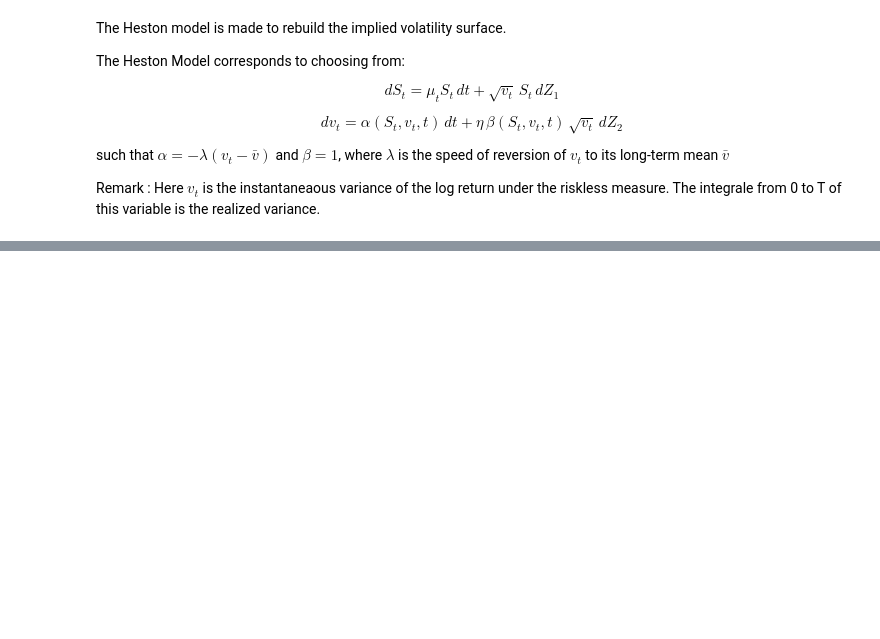
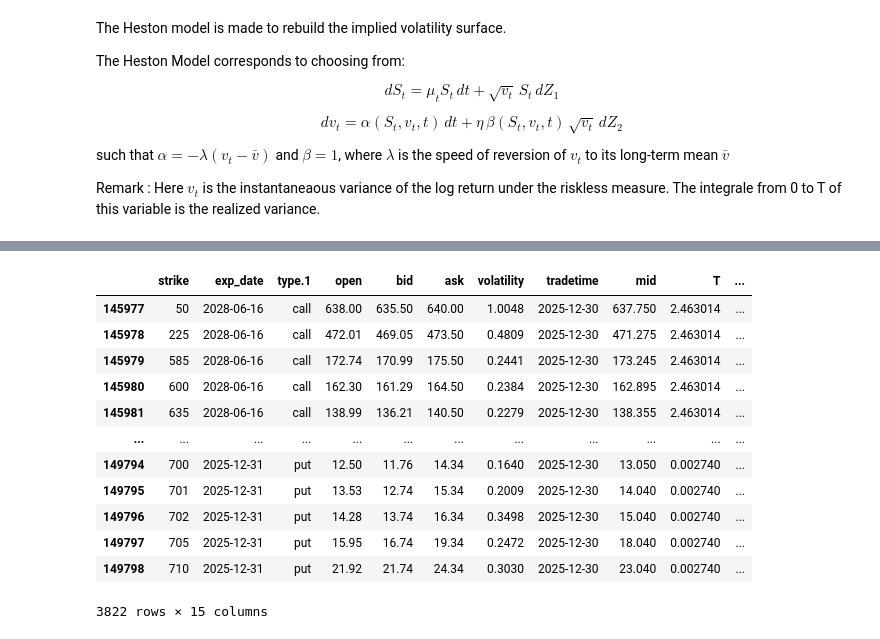
Before and after one commit to Elias171204/emse-finance, a Jupyter notebook: Equity/notebooks/The_volatility_surface/Chap1.ipynb, the cells around one changed output, grey strips where cells are left out. Drawn from its saved outputs; the diff is of its cells as text; code cells hidden in the pictures; blank space fills up the shorter version.

Commit message:
volatility work gatheral

```diff
--- a/Equity/notebooks/The_volatility_surface/Chap1.ipynb
+++ b/Equity/notebooks/The_volatility_surface/Chap1.ipynb
@@ -301,0 +276,2 @@ ValueError: Date ordinal 7011582.9595 converts to 21167-01-23T23:01:40.800000 (u
+# %%
+df_spy = pd.read_csv("SPY_option_chain.csv", sep = ';')
@@ -301,0 +294,15 @@ ValueError: Date ordinal 7011582.9595 converts to 21167-01-23T23:01:40.800000 (u
+# %%
+df_spy = df_spy[['strike','exp_date','type.1','open','bid','ask','volatility','tradetime']]
+df_spy['mid'] = (df_spy['bid'] + df_spy['ask']) / 2
+df_spy['exp_date'] = pd.to_datetime(df_spy['exp_date'])
+df_spy['tradetime'] = pd.to_datetime(df_spy['tradetime'])
+df_spy['T'] = (df_spy['exp_date'] - df_spy['tradetime']).dt.days / 365
+snapshot = pd.Timestamp("2025-12-30")
+df_snap = df_spy[df_spy['tradetime'] == snapshot].copy()
+r = 0.0365
+q = 0
+df_snap['spot'] = 687.01
+df_snap['r'] = 0.0365
+df_snap['q'] = 0
+df_snap['df'] = np.exp(-r * df_snap['T'])
+df_snap['F']  = df_snap['spot'] * np.exp((r - q) * df_snap['T'])
@@ -301,0 +325,16 @@ ValueError: Date ordinal 7011582.9595 converts to 21167-01-23T23:01:40.800000 (u
+# %%
+df_snap
+# %% [output]
+|  | strike | exp_date | type.1 | open | bid | ask | volatility | tradetime | mid | T | ... |
+| 145977 | 50 | 2028-06-16 | call | 638.00 | 635.50 | 640.00 | 1.0048 | 2025-12-30 | 637.750 | 2.463014 | ... |
+| 145978 | 225 | 2028-06-16 | call | 472.01 | 469.05 | 473.50 | 0.4809 | 2025-12-30 | 471.275 | 2.463014 | ... |
+| 145979 | 585 | 2028-06-16 | call | 172.74 | 170.99 | 175.50 | 0.2441 | 2025-12-30 | 173.245 | 2.463014 | ... |
+| 145980 | 600 | 2028-06-16 | call | 162.30 | 161.29 | 164.50 | 0.2384 | 2025-12-30 | 162.895 | 2.463014 | ... |
+| 145981 | 635 | 2028-06-16 | call | 138.99 | 136.21 | 140.50 | 0.2279 | 2025-12-30 | 138.355 | 2.463014 | ... |
+| ... | ... | ... | ... | ... | ... | ... | ... | ... | ... | ... | ... |
+| 149794 | 700 | 2025-12-31 | put | 12.50 | 11.76 | 14.34 | 0.1640 | 2025-12-30 | 13.050 | 0.002740 | ... |
+| 149795 | 701 | 2025-12-31 | put | 13.53 | 12.74 | 15.34 | 0.2009 | 2025-12-30 | 14.040 | 0.002740 | ... |
+| 149796 | 702 | 2025-12-31 | put | 14.28 | 13.74 | 16.34 | 0.3498 | 2025-12-30 | 15.040 | 0.002740 | ... |
+| 149797 | 705 | 2025-12-31 | put | 15.95 | 16.74 | 19.34 | 0.2472 | 2025-12-30 | 18.040 | 0.002740 | ... |
+| 149798 | 710 | 2025-12-31 | put | 21.92 | 21.74 | 24.34 | 0.3030 | 2025-12-30 | 23.040 | 0.002740 | ... |
+3822 rows × 15 columns
```
Also changed, not shown: parts of 7 cells of this notebook, 11 other files.
